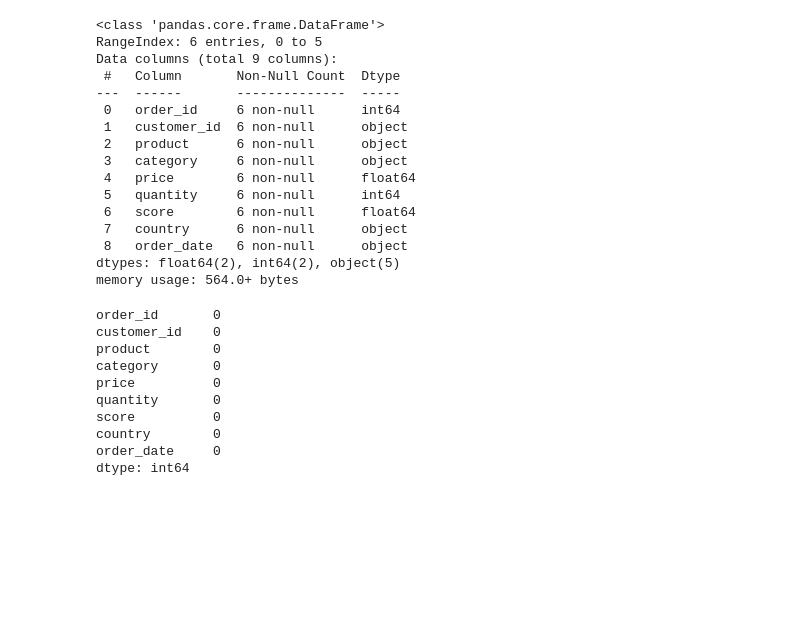
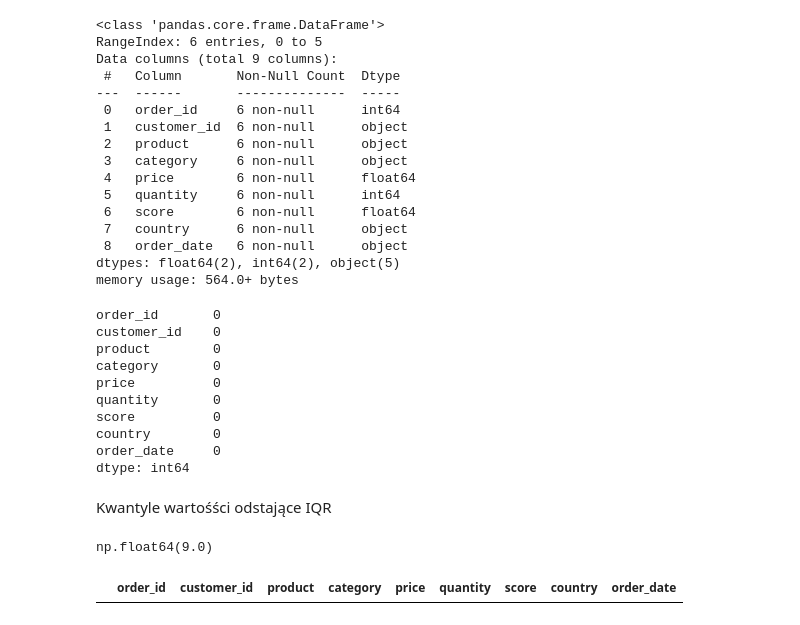
Before and after one commit to rajkonkret/PythonAnalizaDanych_17_11_2025, a Jupyter notebook: cwiczenie4.ipynb, the cells around one changed output. Drawn from its saved outputs; the diff is of its cells as text; code cells hidden in the pictures; blank space fills up the shorter version.

```diff
--- a/cwiczenie4.ipynb
+++ b/cwiczenie4.ipynb
@@ -148,3 +148,6 @@ score          0
 country        0
 order_date     0
 dtype: int64
+# %% [markdown]
+Kwantyle
+wartośści odstające IQR
@@ -150,0 +157,10 @@ dtype: int64
+# %%
+IQR = Q3 - Q1
+IQR
+# %% [output]
+np.float64(9.0)
+# %%
+outliers = df[df['score'] > Q3 + 1.5 * IQR]
+outliers
+# %% [output]
+|  | order_id | customer_id | product | category | price | quantity | score | country | order_date |
```
Also changed, not shown: parts of 5 cells of this notebook.
